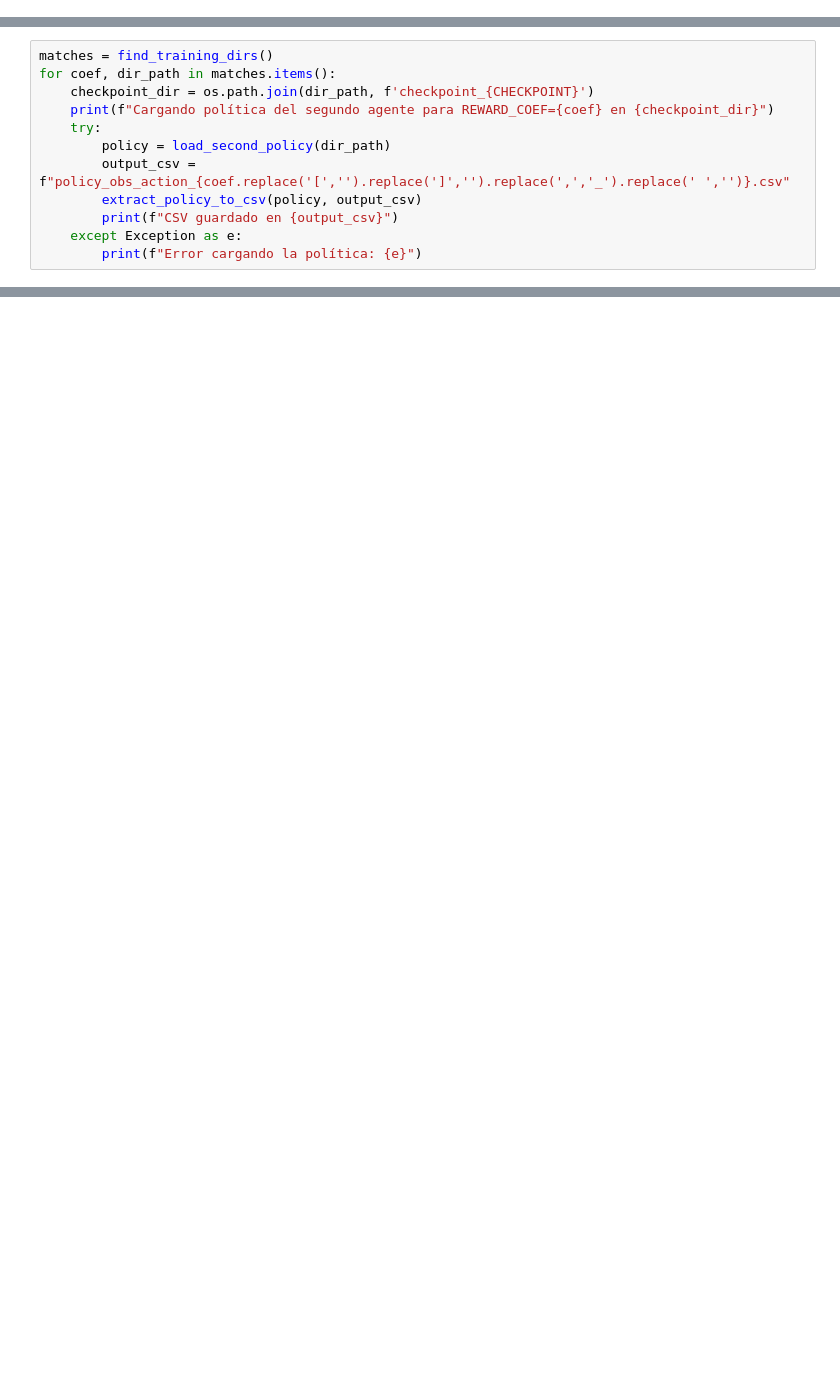
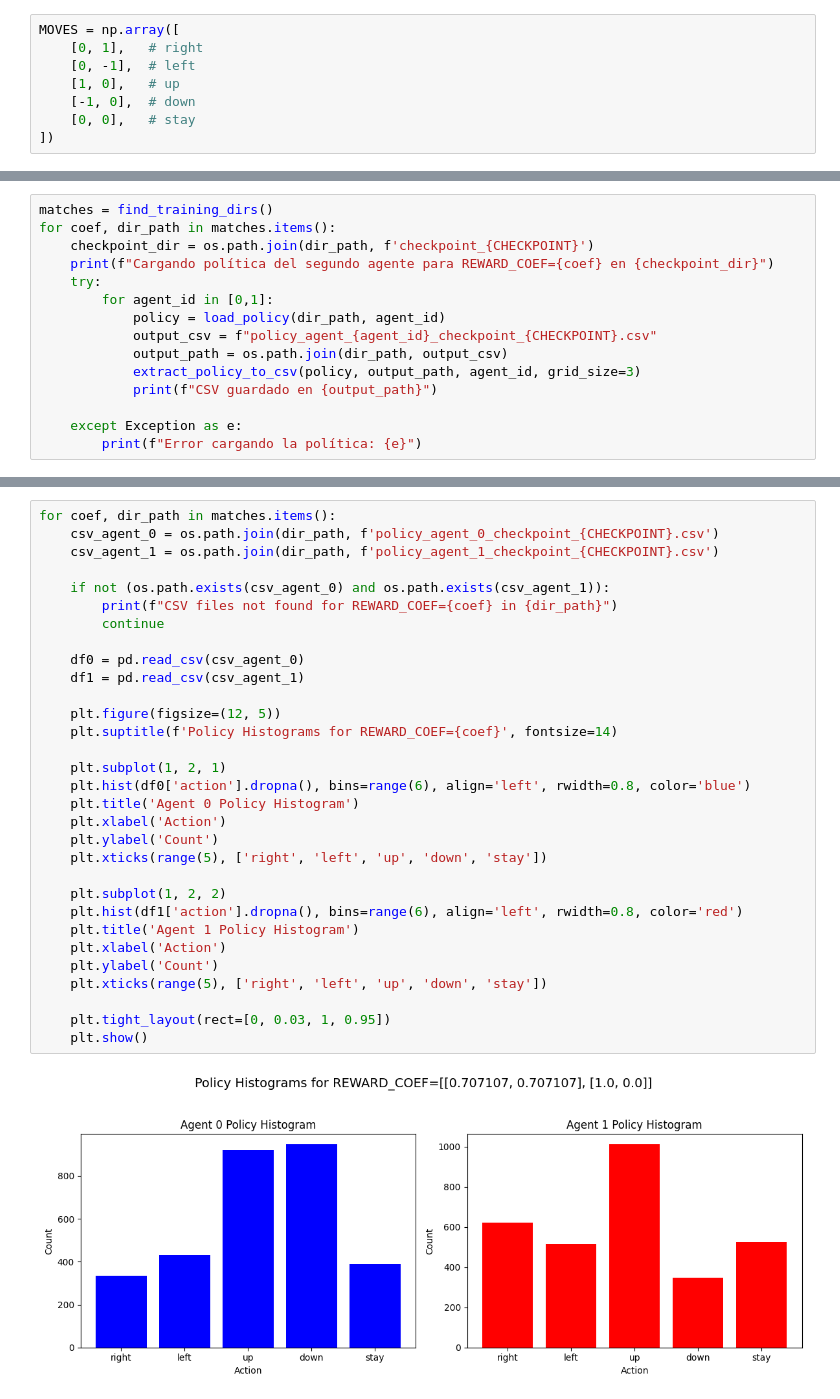
Before and after one commit to samuellozanoiglesias/CoopCoins, a Jupyter notebook: coin_game/comparing_policies.ipynb, the cells around one changed output, grey strips where cells are left out. Saved outputs shown, nothing was run; the diff lists cells and outputs as text; blank space fills up the shorter version.

Commit message:
policy comparison fixed

```diff
--- a/coin_game/comparing_policies.ipynb
+++ b/coin_game/comparing_policies.ipynb
@@ -17,4 +39,12 @@ REWARD_COEFS = [
 CHECKPOINT = 4500
+# %%
+MOVES = np.array([
+    [0, 1],   # right
+    [0, -1],  # left
+    [1, 0],   # up
+    [-1, 0],  # down
+    [0, 0],   # stay
+])
 # %%
 # Función para leer el REWARD_COEF de un config.txt
 def get_reward_coef(config_path):
@@ -107,10 +194,13 @@ for coef, dir_path in matches.items():
     checkpoint_dir = os.path.join(dir_path, f'checkpoint_{CHECKPOINT}')
     print(f"Cargando política del segundo agente para REWARD_COEF={coef} en {checkpoint_dir}")
     try:
-        policy = load_second_policy(dir_path)
-        output_csv = f"policy_obs_action_{coef.replace('[','').replace(']','').replace(',','_').replace(' ','')}.csv"
-        extract_policy_to_csv(policy, output_csv)
-        print(f"CSV guardado en {output_csv}")
+        for agent_id in [0,1]:
+            policy = load_policy(dir_path, agent_id)
+            output_csv = f"policy_agent_{agent_id}_checkpoint_{CHECKPOINT}.csv"
+            output_path = os.path.join(dir_path, output_csv)
+            extract_policy_to_csv(policy, output_path, agent_id, grid_size=3)
+            print(f"CSV guardado en {output_path}")
+
     except Exception as e:
         print(f"Error cargando la política: {e}")
 # %% [output]
@@ -134,0 +287,33 @@ OSError: [WinError 6] Controlador no válido
+# %%
+for coef, dir_path in matches.items():
+    csv_agent_0 = os.path.join(dir_path, f'policy_agent_0_checkpoint_{CHECKPOINT}.csv')
+    csv_agent_1 = os.path.join(dir_path, f'policy_agent_1_checkpoint_{CHECKPOINT}.csv')
+
+    if not (os.path.exists(csv_agent_0) and os.path.exists(csv_agent_1)):
+        print(f"CSV files not found for REWARD_COEF={coef} in {dir_path}")
+        continue
+
+    df0 = pd.read_csv(csv_agent_0)
+    df1 = pd.read_csv(csv_agent_1)
+
+    plt.figure(figsize=(12, 5))
+    plt.suptitle(f'Policy Histograms for REWARD_COEF={coef}', fontsize=14)
+
+    plt.subplot(1, 2, 1)
+    plt.hist(df0['action'].dropna(), bins=range(6), align='left', rwidth=0.8, color='blue')
+    plt.title('Agent 0 Policy Histogram')
+    plt.xlabel('Action')
+    plt.ylabel('Count')
+    plt.xticks(range(5), ['right', 'left', 'up', 'down', 'stay'])
+
+    plt.subplot(1, 2, 2)
+    plt.hist(df1['action'].dropna(), bins=range(6), align='left', rwidth=0.8, color='red')
+    plt.title('Agent 1 Policy Histogram')
+    plt.xlabel('Action')
+    plt.ylabel('Count')
+    plt.xticks(range(5), ['right', 'left', 'up', 'down', 'stay'])
+
+    plt.tight_layout(rect=[0, 0.03, 1, 0.95])
+    plt.show()
+# %% [output]
+[figure, added]
```
Also changed, not shown: parts of 12 cells of this notebook, 2 other files.
